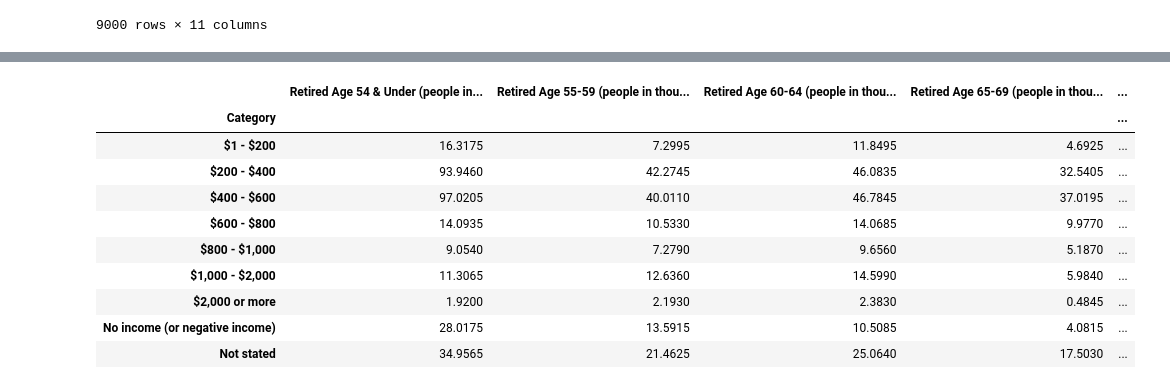
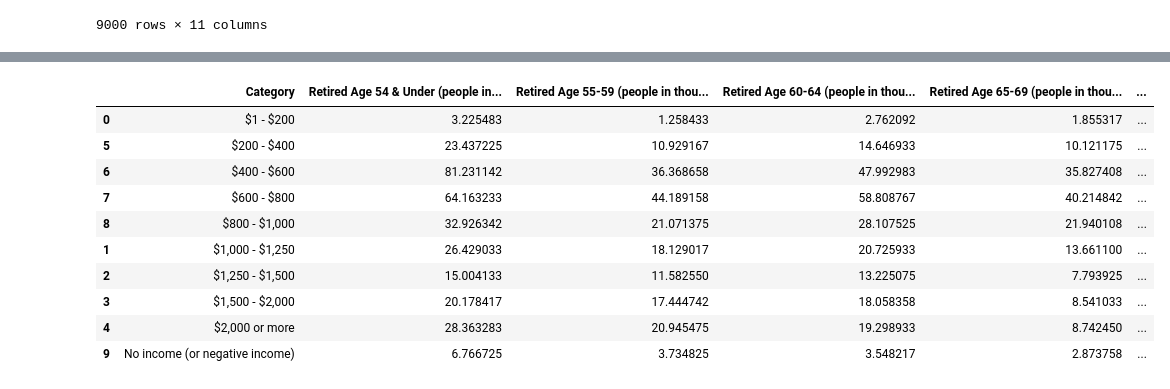
Before and after one commit to braydonnugent/Project1_Group4, a Jupyter notebook: retirement_analysis.ipynb, the cells around one changed output, grey strips where cells are left out. Cells and saved outputs as stored; diff of their text form; code cells hidden in the pictures.

Commit message:
retirement_analysis now charts household income before retirement

```diff
--- a/retirement_analysis.ipynb
+++ b/retirement_analysis.ipynb
@@ -89,11 +130,11 @@ generalised_df
 # %%
-personal_income_statistics = []
+household_income = []
 
 for index, row in generalised_df.iterrows():
-    if row['Classification'] == 'Weekly personal income from all sources':
-        personal_income_statistics.append(row)
+    if row['Classification'] == 'Weekly household income from all sources':
+        household_income.append(row)
 
-personal_income_statistics = pd.DataFrame(personal_income_statistics)
-personal_income_statistics
+household_income = pd.DataFrame(household_income)
+household_income
 # %% [output]
 |  | Year | Population of Interest | Classification | Category | Retired Age 54 & Under (people in... | Retired Age 55-59 (people in thou... | ... |
@@ -112,29 +153,39 @@ personal_income_statistics
 # %%
 age_compare = [4,5,6,7,8]
+
 income_categories = [
  '$1 - $200',
  '$200 - $400',
  '$400 - $600',
  '$600 - $800',
  '$800 - $1,000',
- '$1,000 - $2,000',
+ '$1,000 - $1,250',
+ '$1,250 - $1,500',
+ '$1,500 - $2,000',
  '$2,000 or more',
- 'No income (or negative income)',
- 'Not stated',
 ]
 
-grouped_income_statistics = personal_income_statistics.iloc[:, [3] + age_compare].groupby('Category').median()
-personal_grouped_income_statistics = grouped_income_statistics.sort_index(ascending=True, key=lambda x: pd.Categorical(x, categories=income_categories, ordered=True))
-personal_grouped_income_statistics
+grouped_income = household_income.iloc[:, [3] + age_compare].groupby('Category', as_index=False).mean()
+grouped_income = grouped_income.groupby('Category', as_index=False)[['Retired Age 54 & Under (people in thousands)', 'Retired Age 55-59 (people in thousands)',	'Retired Age 60-64 (people in thousands)',	'Retired Age 65-69 (people in thousands)',	'Retired Age 70 & Over (people in thousands)']].median()
+grouped_income = grouped_income.sort_index(ascending=True, key=lambda x: pd.Categorical(x, categories=income_categories, ordered=True))
+
+tidied_income = []
+for index, row in grouped_income.iterrows():
+    if row['Category'] != 'Not stated':
+        tidied_income.append(row)
+
+grouped_income = pd.DataFrame(tidied_income)
+grouped_income = grouped_income.sort_values(by='Category', key=lambda x: pd.Categorical(x, categories=income_categories, ordered=True))
+grouped_income
 # %% [output]
-|  | Retired Age 54 & Under (people in... | Retired Age 55-59 (people in thou... | Retired Age 60-64 (people in thou... | Retired Age 65-69 (people in thou... | ... |
-| Category |  |  |  |  | ... |
-| $1 - $200 | 16.3175 | 7.2995 | 11.8495 | 4.6925 | ... |
-| $200 - $400 | 93.9460 | 42.2745 | 46.0835 | 32.5405 | ... |
-| $400 - $600 | 97.0205 | 40.0110 | 46.7845 | 37.0195 | ... |
-| $600 - $800 | 14.0935 | 10.5330 | 14.0685 | 9.9770 | ... |
-| $800 - $1,000 | 9.0540 | 7.2790 | 9.6560 | 5.1870 | ... |
-| $1,000 - $2,000 | 11.3065 | 12.6360 | 14.5990 | 5.9840 | ... |
-| $2,000 or more | 1.9200 | 2.1930 | 2.3830 | 0.4845 | ... |
-| No income (or negative income) | 28.0175 | 13.5915 | 10.5085 | 4.0815 | ... |
-| Not stated | 34.9565 | 21.4625 | 25.0640 | 17.5030 | ... |
+|  | Category | Retired Age 54 & Under (people in... | Retired Age 55-59 (people in thou... | Retired Age 60-64 (people in thou... | Retired Age 65-69 (people in thou... | ... |
+| 0 | $1 - $200 | 3.225483 | 1.258433 | 2.762092 | 1.855317 | ... |
+| 5 | $200 - $400 | 23.437225 | 10.929167 | 14.646933 | 10.121175 | ... |
+| 6 | $400 - $600 | 81.231142 | 36.368658 | 47.992983 | 35.827408 | ... |
+| 7 | $600 - $800 | 64.163233 | 44.189158 | 58.808767 | 40.214842 | ... |
+| 8 | $800 - $1,000 | 32.926342 | 21.071375 | 28.107525 | 21.940108 | ... |
+| 1 | $1,000 - $1,250 | 26.429033 | 18.129017 | 20.725933 | 13.661100 | ... |
+| 2 | $1,250 - $1,500 | 15.004133 | 11.582550 | 13.225075 | 7.793925 | ... |
+| 3 | $1,500 - $2,000 | 20.178417 | 17.444742 | 18.058358 | 8.541033 | ... |
+| 4 | $2,000 or more | 28.363283 | 20.945475 | 19.298933 | 8.742450 | ... |
+| 9 | No income (or negative income) | 6.766725 | 3.734825 | 3.548217 | 2.873758 | ... |
```
Also changed, not shown: parts of 8 cells of this notebook.
